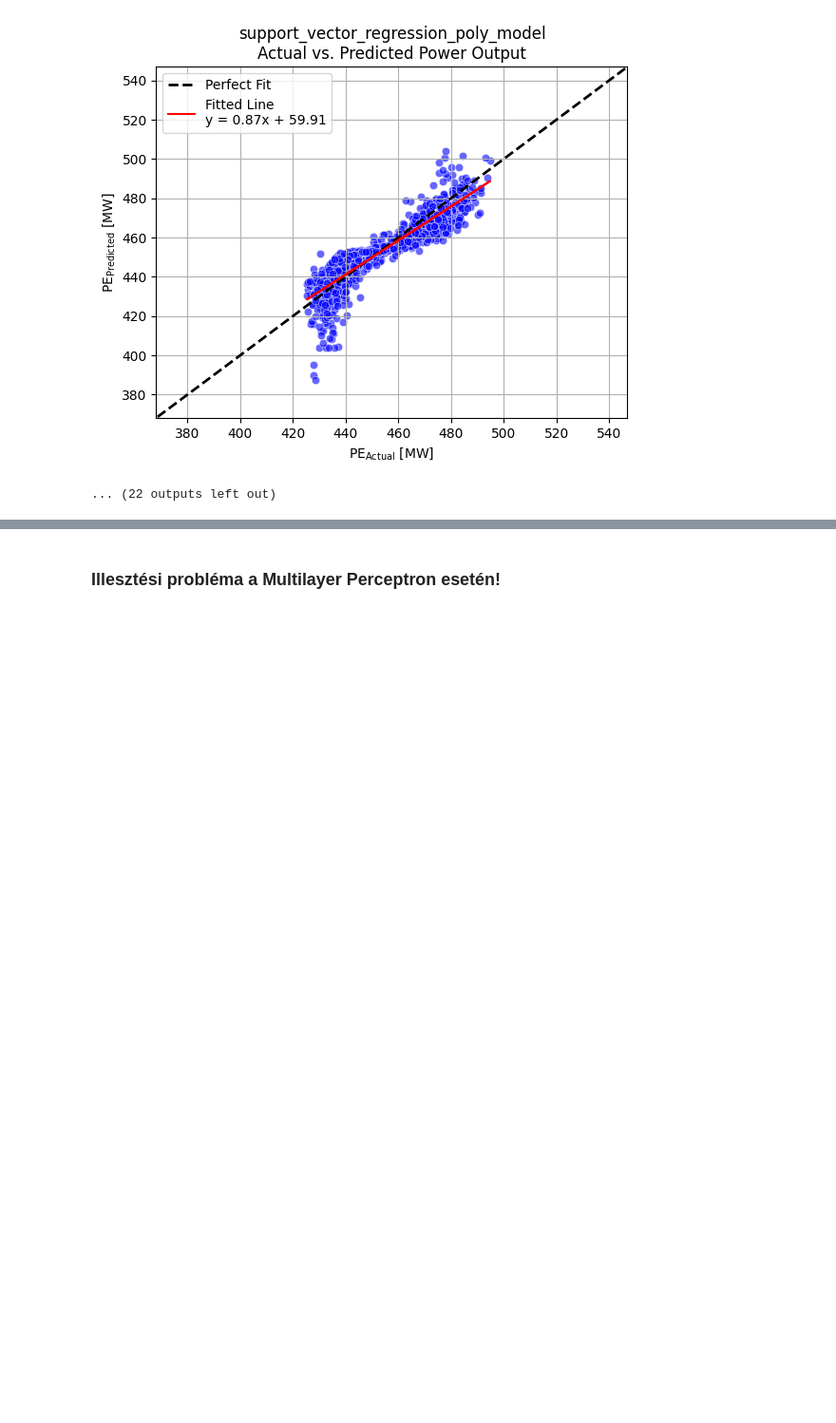
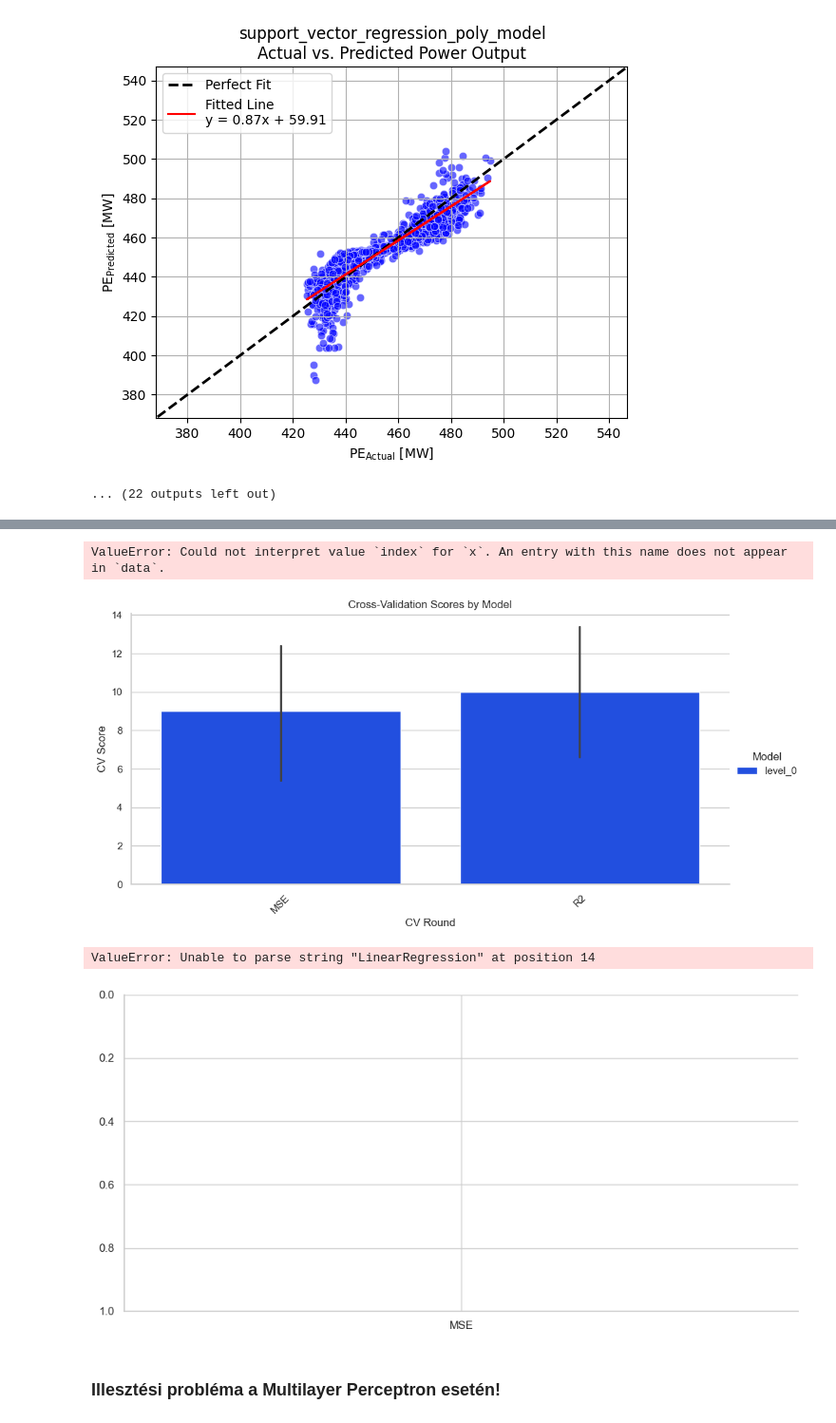
Before and after one commit to szilagyi93/regression, a Jupyter notebook: 01_main/model_fitting_ccpp.ipynb, the cells around one changed output, grey strips where cells are left out. Shown at 95% size. Saved outputs shown, nothing was run; the diff lists cells and outputs as text; code cells hidden in the pictures; blank space fills up the shorter version.

```diff
--- a/01_main/model_fitting_ccpp.ipynb
+++ b/01_main/model_fitting_ccpp.ipynb
@@ -379,0 +523,6 @@ Equation of the fitted line: y = 0.87x + 59.91
+# %%
+pd_cv_res = pd_result_table.loc[cv_index_labels]
+pd_cv_res
+# Assuming 'df' is your DataFrame name
+df_transposed_pd_cv_res = pd_cv_res.transpose()
+df_transposed_pd_cv_res
@@ -379,0 +539,10 @@ Equation of the fitted line: y = 0.87x + 59.91
+# %%
+
+df = pd_cv_res
+df = df.reset_index().melt(id_vars=['index'], var_name='Model', value_name='CV_Score')
+df.head()
+
+df_gr1= df.loc[0:19]
+df_gr2= df.loc[20:39]
+df_gr3= df.loc[40:59]
+df_gr4= df.loc[60:100]
@@ -380,3 +558,34 @@ Equation of the fitted line: y = 0.87x + 59.91
+# %%
+def cross_val_scor_by_model(df):
+    # A Seaborn catplot használata, amely lehetővé teszi az adatok "facet"-szerű ábrázolását.
+    g = sns.catplot(
+    x='index', y='MSE and R2', hue='Model', data=df,
+    kind='bar', palette='bright', aspect=2,
+    height=5, legend_out=True
+    )
+    # Az X tengely címkéit 45 fokban elforgatjuk
+    plt.xticks(rotation=45)
+
+    # A modellnevek egyértelműsítése
+    g.set_axis_labels("CV Round", "CV Score")
+    g._legend.set_title("Model")
+
+    # Az ábra címének beállítása
+    plt.title('Cross-Validation Scores by Model')
+
+    # Megjelenítés
+    plt.show()
+# %%
+cross_val_scor_by_model(df_transposed_pd_cv_res)
+# %% [output]
+ValueError: Could not interpret value `index` for `x`. An entry with this name does not appear in `data`.
+# %%
+for df in [df_gr1,df_gr2,df_gr3,df_gr4]:
+    cross_val_scor_by_model(df)
+# %% [output]
+[figure, added]
+ValueError: Unable to parse string "LinearRegression" at position 14
+[figure, added]
 # %% [markdown]
 ### Illesztési probléma a Multilayer Perceptron esetén!
 # %%
```
Also changed, not shown: parts of 16 cells of this notebook, 54 other files.
